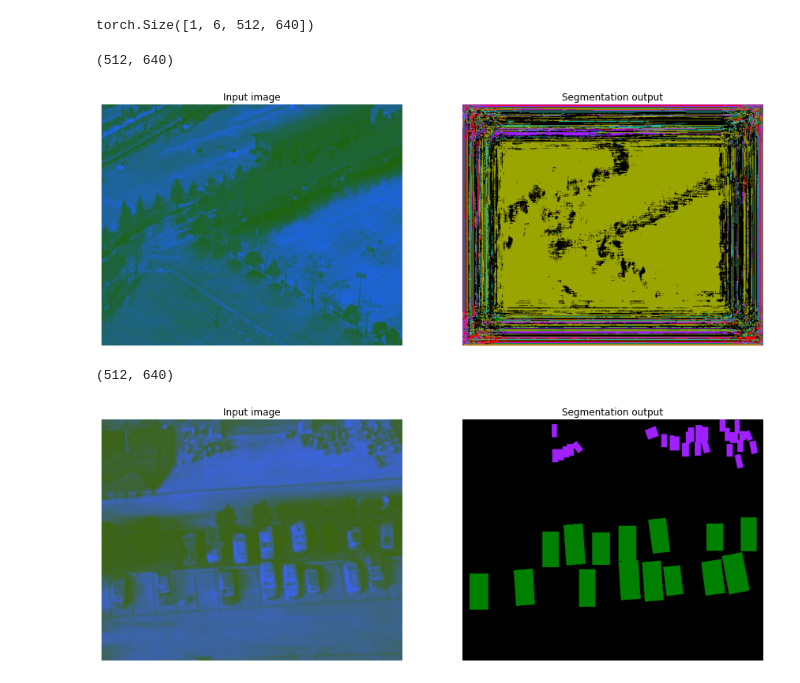
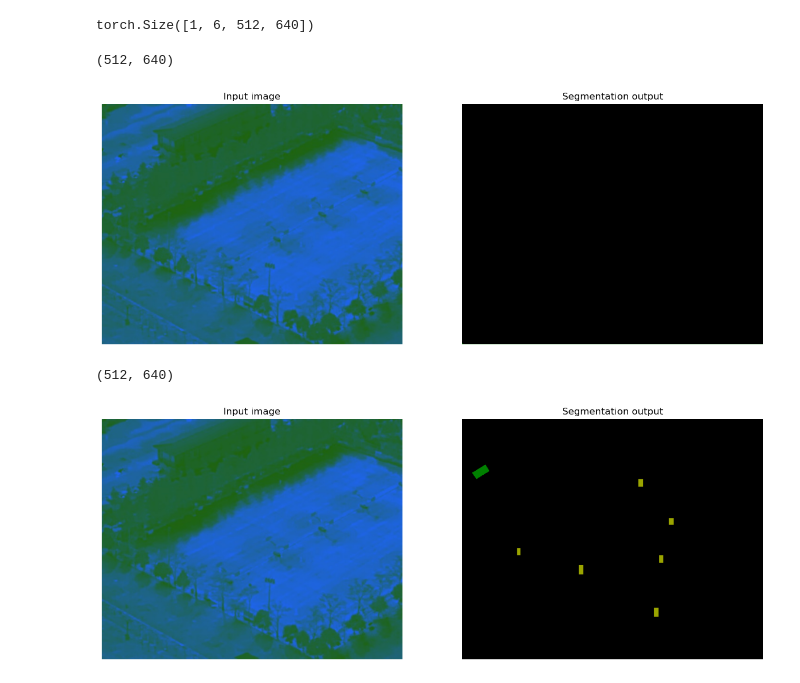
Before and after one commit to zuzg/thermal-segmentation, a Jupyter notebook: notebooks/unet_alt_angle.ipynb, the cells around one changed output. Drawn from its saved outputs; the diff is of its cells as text; code cells hidden in the pictures.

```diff
--- a/notebooks/unet_alt_angle.ipynb
+++ b/notebooks/unet_alt_angle.ipynb
@@ -146,6 +146,11 @@ train_images = list(Path("data/unet/train/images").rglob("*.jpg"))
 train_masks = list(Path("data/unet/train/masks").rglob("*.npy"))
 test_images = list(Path("data/unet/test/images").rglob("*.jpg"))
 test_masks = list(Path("data/unet/test/masks").rglob("*.npy"))
+
+train_images.sort()
+train_masks.sort()
+test_images.sort()
+test_masks.sort()
 
 
 train_dataset = UAVDataset(train_images, train_masks, channels_means, channels_stds)
@@ -232,21 +237,24 @@ train_losses, val_losses
 # print("Output shape:", output.shape)
 # %% [markdown]
 ### Visualize results
+# %%
+idx = 9
 # %%
-model = UNet(out_ch=6, n1=16)
+model = UNet(out_ch=6, n1=8)
+model.load_state_dict(torch.load("model.pth"))
+model.eval()
 model.to(DEVICE)
-out = model(train_dataset[0][0].unsqueeze(0).to(DEVICE))
+out = model(train_dataset[idx][0].unsqueeze(0).to(DEVICE))
 print(out.shape)
 # %% [output]
 torch.Size([1, 6, 512, 640])
 # %%
-plot_model_input_output(train_images[0], out)
+plot_model_input_output(train_images[idx], out.cpu())
 # %% [output]
 (512, 640)
-[figure, old version]
+[figure, new version]
 # %%
-idx = 55
 plot_model_input_output(train_images[idx], train_dataset[idx][1].unsqueeze(0))
 # %% [output]
 (512, 640)
-[figure, old version]
+[figure, new version]
```
Also changed, not shown: parts of 3 cells of this notebook.
